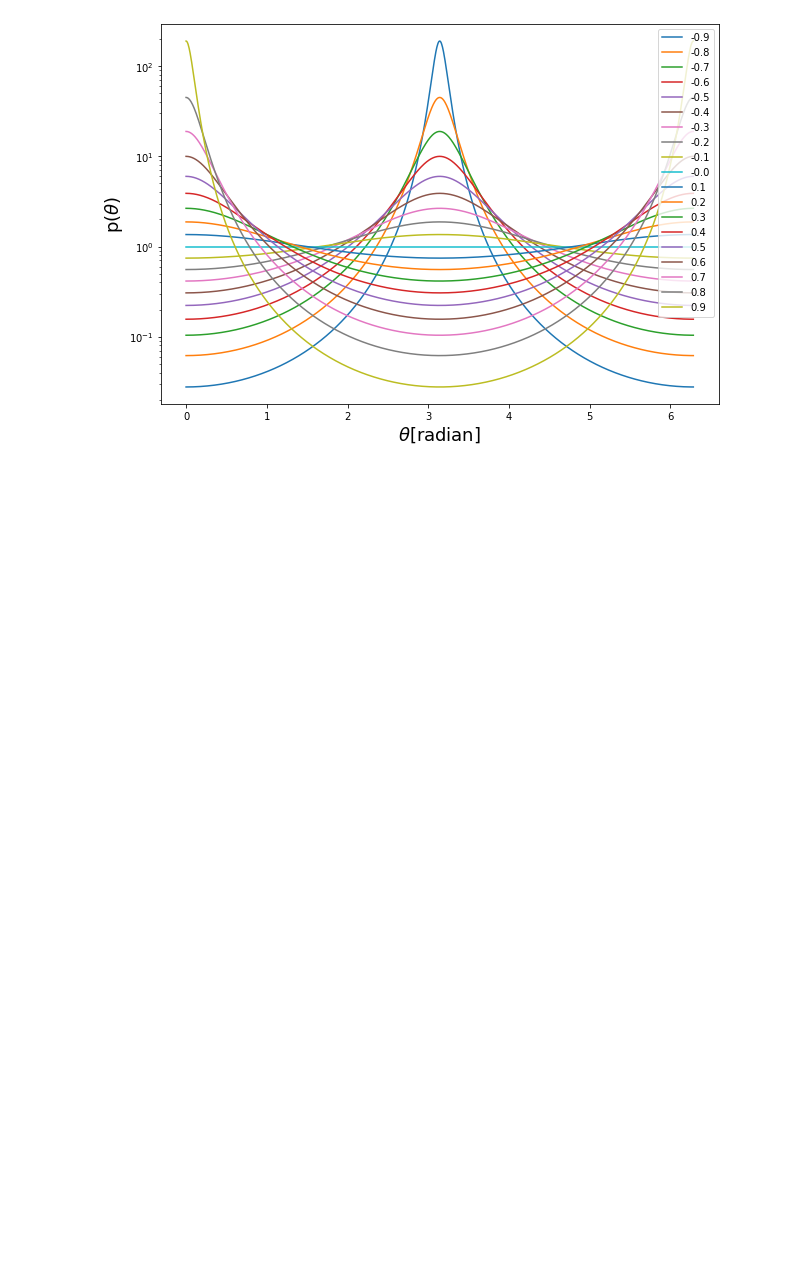
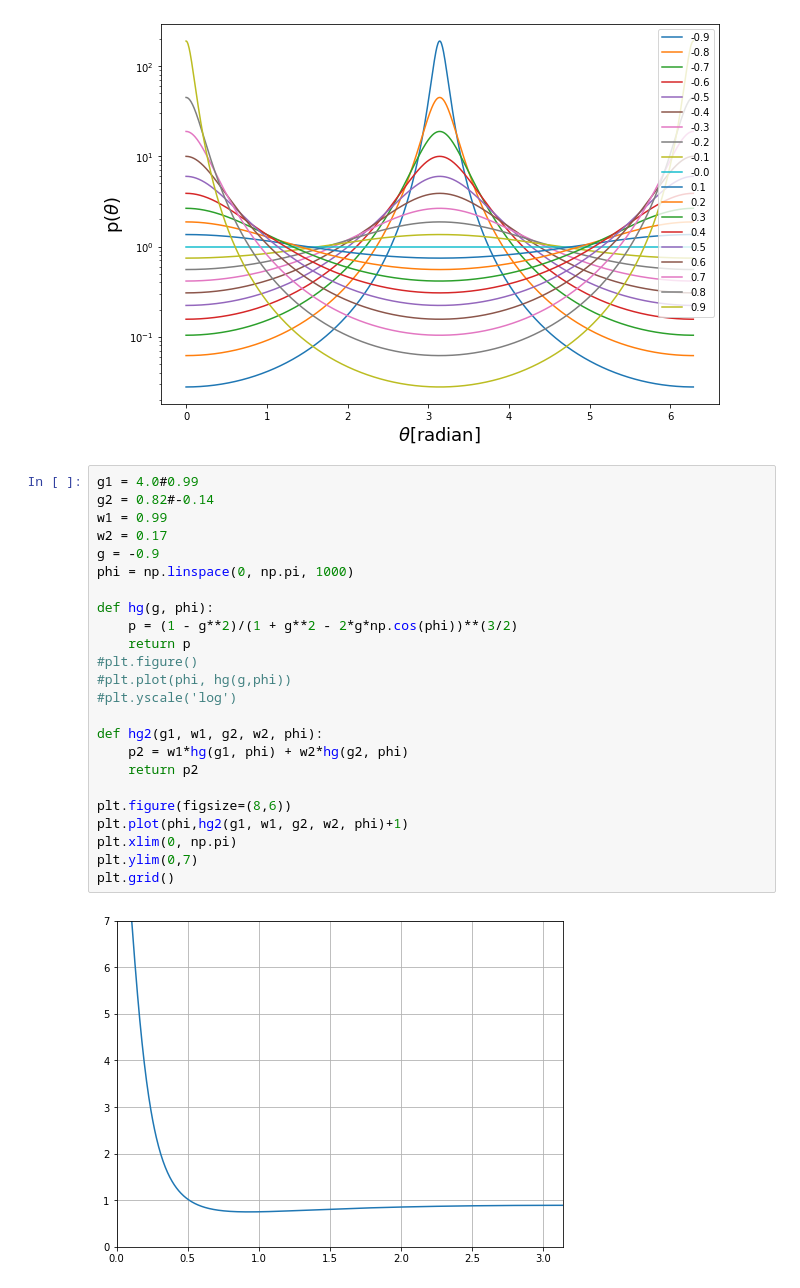
Before and after one commit to ruoyanwangdr/Cataloging-and-Visualizing-Cradles-of-Planet-Formation, a Jupyter notebook: diskmodel/Henyey-Greenstein scattering function.ipynb, the cells around one changed output. Cells and saved outputs as stored; diff of their text form; blank space fills up the shorter version.

```diff
--- a/diskmodel/Henyey-Greenstein scattering function.ipynb
+++ b/diskmodel/Henyey-Greenstein scattering function.ipynb
@@ -22,3 +22,29 @@ plt.legend(loc=0)
 plt.show()
 # %% [output]
 [figure]
+# %%
+g1 = 4.0#0.99
+g2 = 0.82#-0.14
+w1 = 0.99
+w2 = 0.17
+g = -0.9
+phi = np.linspace(0, np.pi, 1000)
+
+def hg(g, phi):
+    p = (1 - g**2)/(1 + g**2 - 2*g*np.cos(phi))**(3/2)
+    return p
+#plt.figure()
+#plt.plot(phi, hg(g,phi))
+#plt.yscale('log')
+
+def hg2(g1, w1, g2, w2, phi):
+    p2 = w1*hg(g1, phi) + w2*hg(g2, phi)
+    return p2
+
+plt.figure(figsize=(8,6))
+plt.plot(phi,hg2(g1, w1, g2, w2, phi)+1)
+plt.xlim(0, np.pi)
+plt.ylim(0,7)
+plt.grid()
+# %% [output]
+[figure, added]
```
Also changed, not shown: 1 other file.
